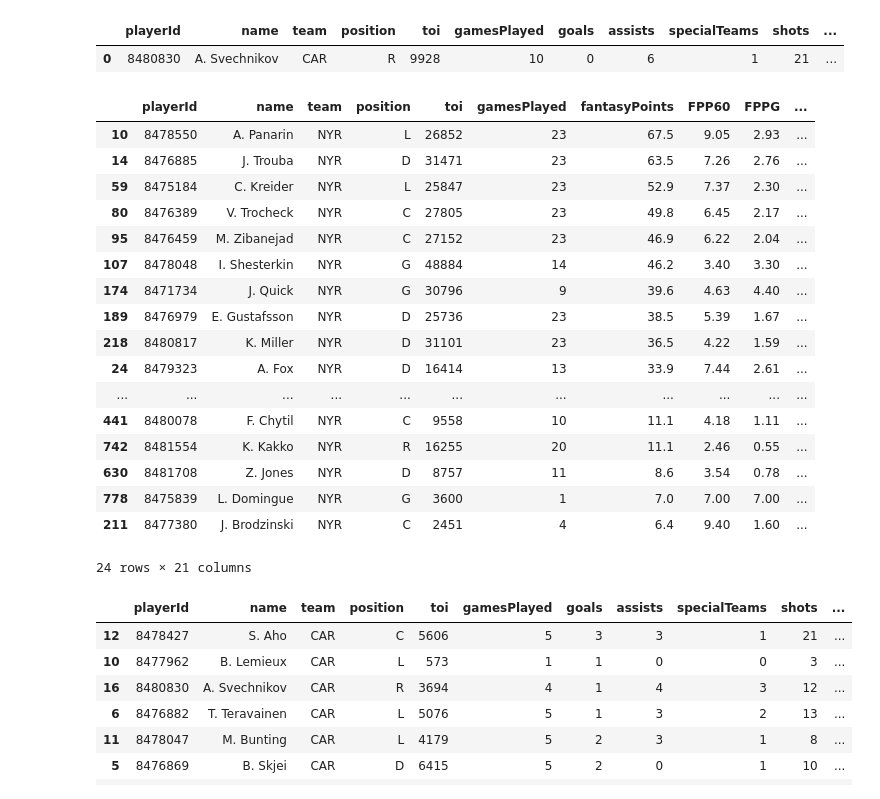
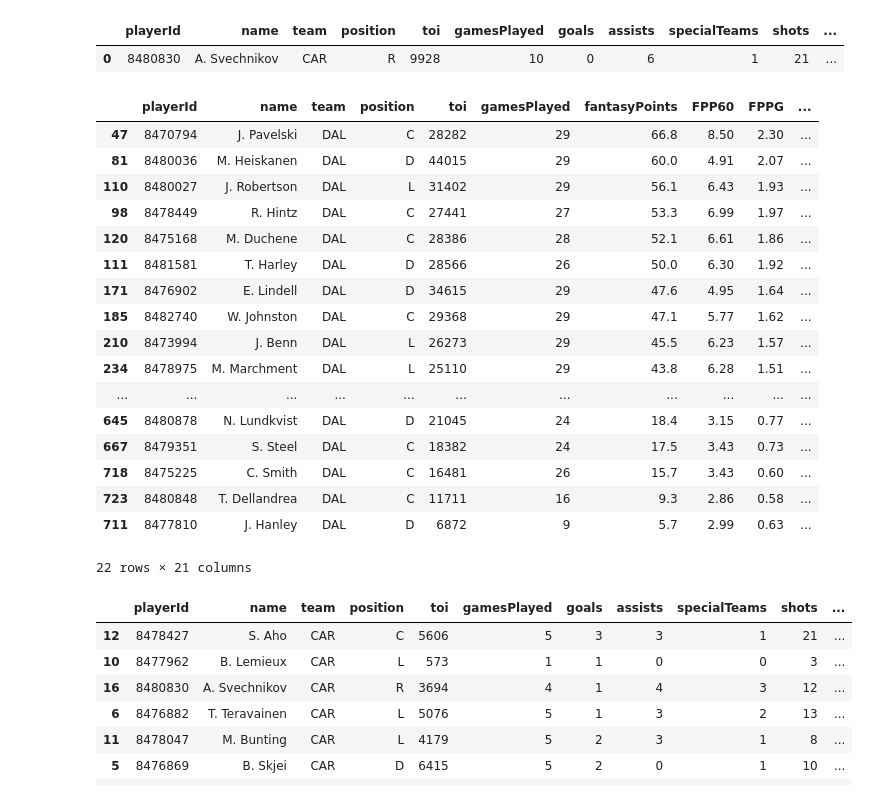
Before and after one commit to seanard1/fantasy_stats, a Jupyter notebook: lookahead.ipynb, the cells around one changed output. Cells and saved outputs as stored; diff of their text form; code cells hidden in the pictures.

```diff
--- a/lookahead.ipynb
+++ b/lookahead.ipynb
@@ -809,26 +811,26 @@ summary_statistics(temp_player)
 # %%
 player_bios.sort_values('fantasyPoints', ascending=False, inplace=True)
 player_bios['rank'] = player_bios['fantasyPoints'].rank(ascending=False, method='first')
-player_bios.loc[player_bios['team'] == 'NYR']
+player_bios.loc[player_bios['team'] == 'DAL']
 # %% [output]
 |  | playerId | name | team | position | toi | gamesPlayed | fantasyPoints | FPP60 | FPPG | ... |
-| 10 | 8478550 | A. Panarin | NYR | L | 26852 | 23 | 67.5 | 9.05 | 2.93 | ... |
-| 14 | 8476885 | J. Trouba | NYR | D | 31471 | 23 | 63.5 | 7.26 | 2.76 | ... |
-| 59 | 8475184 | C. Kreider | NYR | L | 25847 | 23 | 52.9 | 7.37 | 2.30 | ... |
-| 80 | 8476389 | V. Trocheck | NYR | C | 27805 | 23 | 49.8 | 6.45 | 2.17 | ... |
-| 95 | 8476459 | M. Zibanejad | NYR | C | 27152 | 23 | 46.9 | 6.22 | 2.04 | ... |
-| 107 | 8478048 | I. Shesterkin | NYR | G | 48884 | 14 | 46.2 | 3.40 | 3.30 | ... |
-| 174 | 8471734 | J. Quick | NYR | G | 30796 | 9 | 39.6 | 4.63 | 4.40 | ... |
-| 189 | 8476979 | E. Gustafsson | NYR | D | 25736 | 23 | 38.5 | 5.39 | 1.67 | ... |
-| 218 | 8480817 | K. Miller | NYR | D | 31101 | 23 | 36.5 | 4.22 | 1.59 | ... |
-| 24 | 8479323 | A. Fox | NYR | D | 16414 | 13 | 33.9 | 7.44 | 2.61 | ... |
+| 47 | 8470794 | J. Pavelski | DAL | C | 28282 | 29 | 66.8 | 8.50 | 2.30 | ... |
+| 81 | 8480036 | M. Heiskanen | DAL | D | 44015 | 29 | 60.0 | 4.91 | 2.07 | ... |
+| 110 | 8480027 | J. Robertson | DAL | L | 31402 | 29 | 56.1 | 6.43 | 1.93 | ... |
+| 98 | 8478449 | R. Hintz | DAL | C | 27441 | 27 | 53.3 | 6.99 | 1.97 | ... |
+| 120 | 8475168 | M. Duchene | DAL | C | 28386 | 28 | 52.1 | 6.61 | 1.86 | ... |
+| 111 | 8481581 | T. Harley | DAL | D | 28566 | 26 | 50.0 | 6.30 | 1.92 | ... |
+| 171 | 8476902 | E. Lindell | DAL | D | 34615 | 29 | 47.6 | 4.95 | 1.64 | ... |
+| 185 | 8482740 | W. Johnston | DAL | C | 29368 | 29 | 47.1 | 5.77 | 1.62 | ... |
+| 210 | 8473994 | J. Benn | DAL | L | 26273 | 29 | 45.5 | 6.23 | 1.57 | ... |
+| 234 | 8478975 | M. Marchment | DAL | L | 25110 | 29 | 43.8 | 6.28 | 1.51 | ... |
 | ... | ... | ... | ... | ... | ... | ... | ... | ... | ... | ... |
-| 441 | 8480078 | F. Chytil | NYR | C | 9558 | 10 | 11.1 | 4.18 | 1.11 | ... |
-| 742 | 8481554 | K. Kakko | NYR | R | 16255 | 20 | 11.1 | 2.46 | 0.55 | ... |
-| 630 | 8481708 | Z. Jones | NYR | D | 8757 | 11 | 8.6 | 3.54 | 0.78 | ... |
-| 778 | 8475839 | L. Domingue | NYR | G | 3600 | 1 | 7.0 | 7.00 | 7.00 | ... |
-| 211 | 8477380 | J. Brodzinski | NYR | C | 2451 | 4 | 6.4 | 9.40 | 1.60 | ... |
+| 645 | 8480878 | N. Lundkvist | DAL | D | 21045 | 24 | 18.4 | 3.15 | 0.77 | ... |
+| 667 | 8479351 | S. Steel | DAL | C | 18382 | 24 | 17.5 | 3.43 | 0.73 | ... |
+| 718 | 8475225 | C. Smith | DAL | C | 16481 | 26 | 15.7 | 3.43 | 0.60 | ... |
+| 723 | 8480848 | T. Dellandrea | DAL | C | 11711 | 16 | 9.3 | 2.86 | 0.58 | ... |
+| 711 | 8477810 | J. Hanley | DAL | D | 6872 | 9 | 5.7 | 2.99 | 0.63 | ... |
-24 rows × 21 columns
+22 rows × 21 columns
 # %%
 last_five_df_team
 hurricanes = last_five_df_team.loc[last_five_df_team['team'] == 'CAR'].sort_values('gameDate')
```
Also changed, not shown: parts of 19 cells of this notebook, 53 other files.
